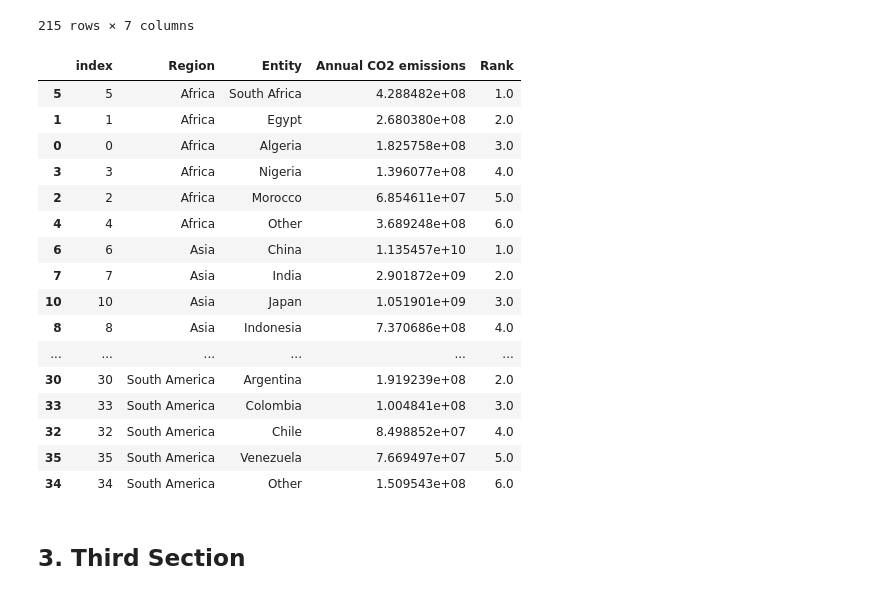
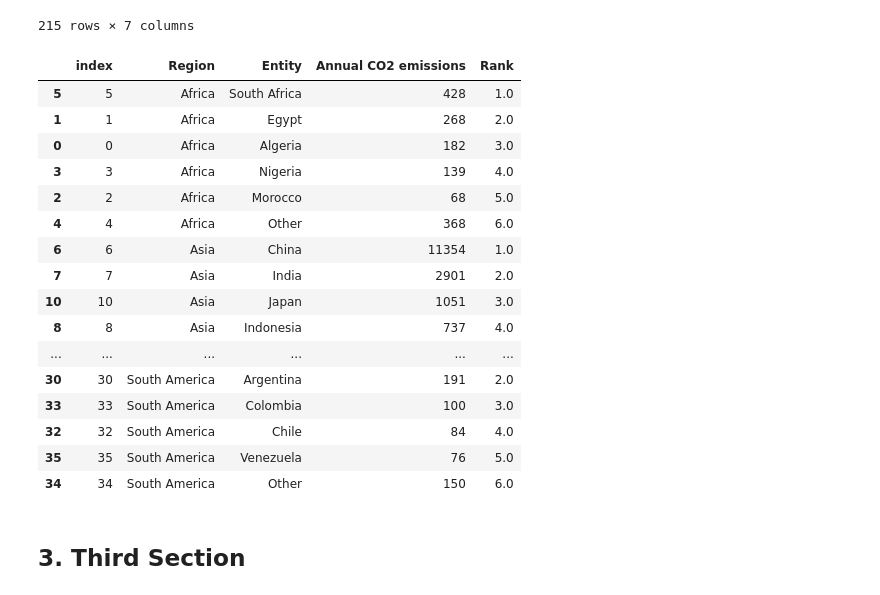
Before and after one commit to AndreStc21/Data_Visualization_Chart_Troopers, a Jupyter notebook: assignment_1/data_preparation.ipynb, the cells around one changed output. Drawn from its saved outputs; the diff is of its cells as text; code cells hidden in the pictures.

Commit message:
Diviso il numero di emissioni per 1 MILIONE e aggiunto a modificate tutte le label in "MILLIONS TONNES"

```diff
--- a/assignment_1/data_preparation.ipynb
+++ b/assignment_1/data_preparation.ipynb
@@ -151,37 +151,40 @@ df_last_year_with_regions
 # %%
 top_n = 5
 
 df_last_year_with_regions_sorted = df_last_year_with_regions.sort_values(by=['Region', 'Annual CO2 emissions'], ascending=[True, False])
 
 df_last_year_with_regions_sorted['Rank'] = df_last_year_with_regions_sorted.groupby('Region')['Annual CO2 emissions'].rank(method='first', ascending=False)
 
 df_last_year_with_regions_sorted['Entity'] = df_last_year_with_regions_sorted.apply(lambda row: row['Entity'] if row['Rank'] <= top_n else 'Other', axis=1)
 
 df_last_year_with_regions_aggregated = df_last_year_with_regions_sorted.groupby(['Region', 'Entity'], as_index=False).agg({'Annual CO2 emissions': 'sum', 'Rank' : 'min'}).reset_index()
 
 df_last_year_with_regions_aggregated = df_last_year_with_regions_aggregated.sort_values(by=['Region', 'Rank'], ascending=True)
 
+df_last_year_with_regions_aggregated['Annual CO2 emissions'] /= 1_000_000
+df_last_year_with_regions_aggregated['Annual CO2 emissions'] = df_last_year_with_regions_aggregated['Annual CO2 emissions'].astype(int)
+
 df_last_year_with_regions_aggregated.to_csv('co-emissions-last-year-region-comparison.csv')
 
 df_last_year_with_regions_aggregated
 # %% [output]
 |  | index | Region | Entity | Annual CO2 emissions | Rank |
-| 5 | 5 | Africa | South Africa | 4.288482e+08 | 1.0 |
-| 1 | 1 | Africa | Egypt | 2.680380e+08 | 2.0 |
-| 0 | 0 | Africa | Algeria | 1.825758e+08 | 3.0 |
-| 3 | 3 | Africa | Nigeria | 1.396077e+08 | 4.0 |
-| 2 | 2 | Africa | Morocco | 6.854611e+07 | 5.0 |
-| 4 | 4 | Africa | Other | 3.689248e+08 | 6.0 |
-| 6 | 6 | Asia | China | 1.135457e+10 | 1.0 |
-| 7 | 7 | Asia | India | 2.901872e+09 | 2.0 |
-| 10 | 10 | Asia | Japan | 1.051901e+09 | 3.0 |
-| 8 | 8 | Asia | Indonesia | 7.370686e+08 | 4.0 |
+| 5 | 5 | Africa | South Africa | 428 | 1.0 |
+| 1 | 1 | Africa | Egypt | 268 | 2.0 |
+| 0 | 0 | Africa | Algeria | 182 | 3.0 |
+| 3 | 3 | Africa | Nigeria | 139 | 4.0 |
+| 2 | 2 | Africa | Morocco | 68 | 5.0 |
+| 4 | 4 | Africa | Other | 368 | 6.0 |
+| 6 | 6 | Asia | China | 11354 | 1.0 |
+| 7 | 7 | Asia | India | 2901 | 2.0 |
+| 10 | 10 | Asia | Japan | 1051 | 3.0 |
+| 8 | 8 | Asia | Indonesia | 737 | 4.0 |
 | ... | ... | ... | ... | ... | ... |
-| 30 | 30 | South America | Argentina | 1.919239e+08 | 2.0 |
-| 33 | 33 | South America | Colombia | 1.004841e+08 | 3.0 |
-| 32 | 32 | South America | Chile | 8.498852e+07 | 4.0 |
-| 35 | 35 | South America | Venezuela | 7.669497e+07 | 5.0 |
-| 34 | 34 | South America | Other | 1.509543e+08 | 6.0 |
+| 30 | 30 | South America | Argentina | 191 | 2.0 |
+| 33 | 33 | South America | Colombia | 100 | 3.0 |
+| 32 | 32 | South America | Chile | 84 | 4.0 |
+| 35 | 35 | South America | Venezuela | 76 | 5.0 |
+| 34 | 34 | South America | Other | 150 | 6.0 |
 # %% [markdown]
 ## 3. Third Section
 # %% [markdown]
```
Also changed, not shown: parts of 1 cell of this notebook, 3 other files.
